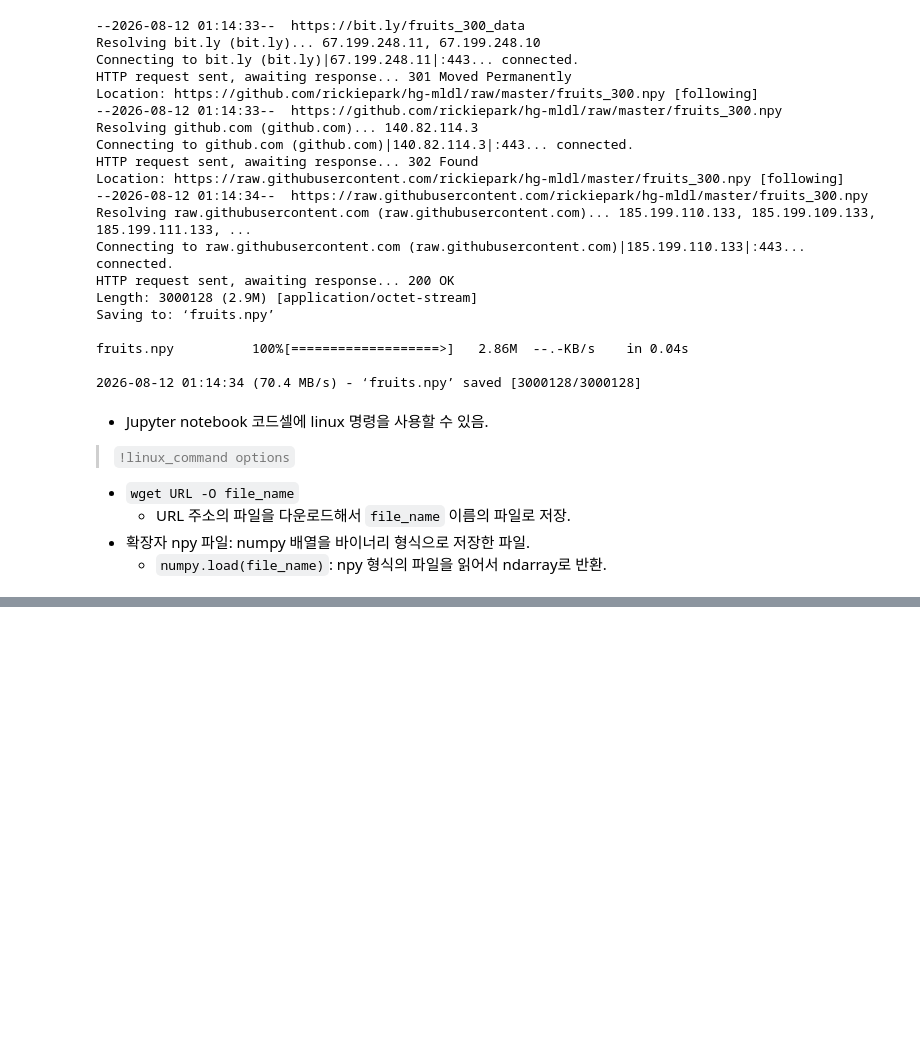
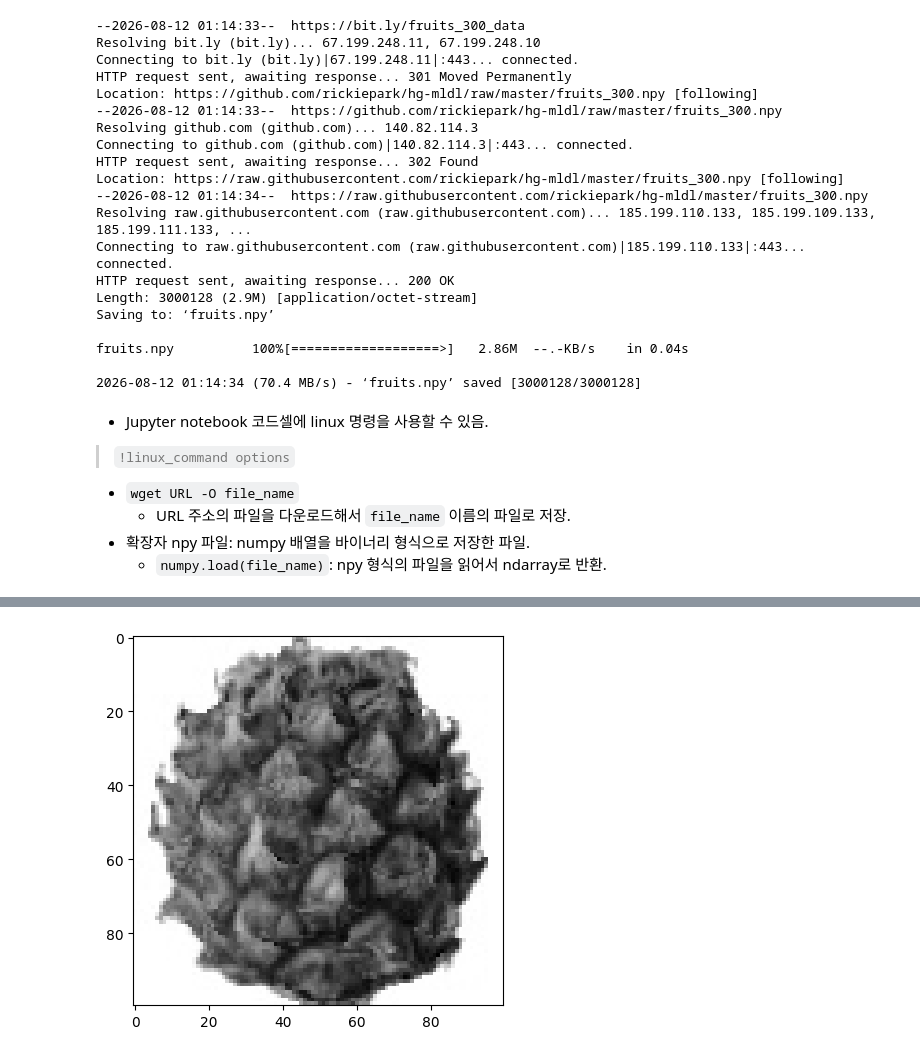
Before and after one commit to JakeOh/202605_BD57, a Jupyter notebook: lab_ml/ml14_clustering.ipynb, the cells around one changed output, grey strips where cells are left out. Cells and saved outputs as stored; diff of their text form; code cells hidden in the pictures; blank space fills up the shorter version.

```diff
--- a/lab_ml/ml14_clustering.ipynb
+++ b/lab_ml/ml14_clustering.ipynb
@@ -52,0 +62,5 @@ fruits.shape
+# %%
+plt.imshow(fruits[100], cmap=plt.cm.binary)
+plt.show()
+# %% [output]
+[figure, added]
```
Also changed, not shown: parts of 10 cells of this notebook.
